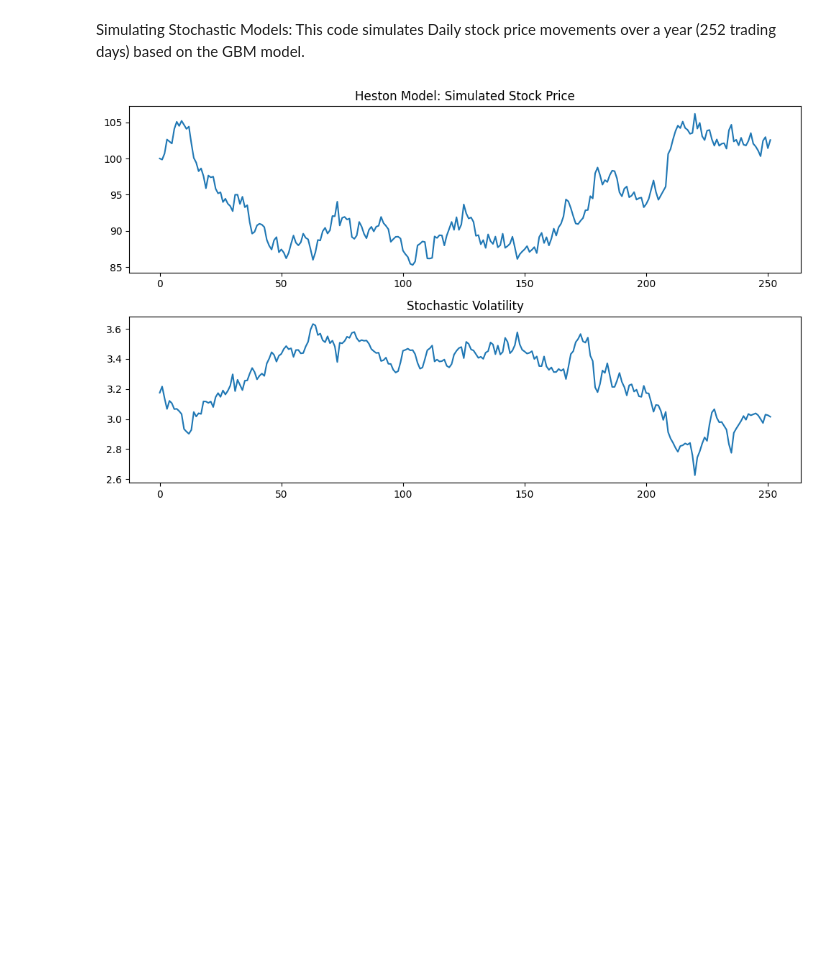
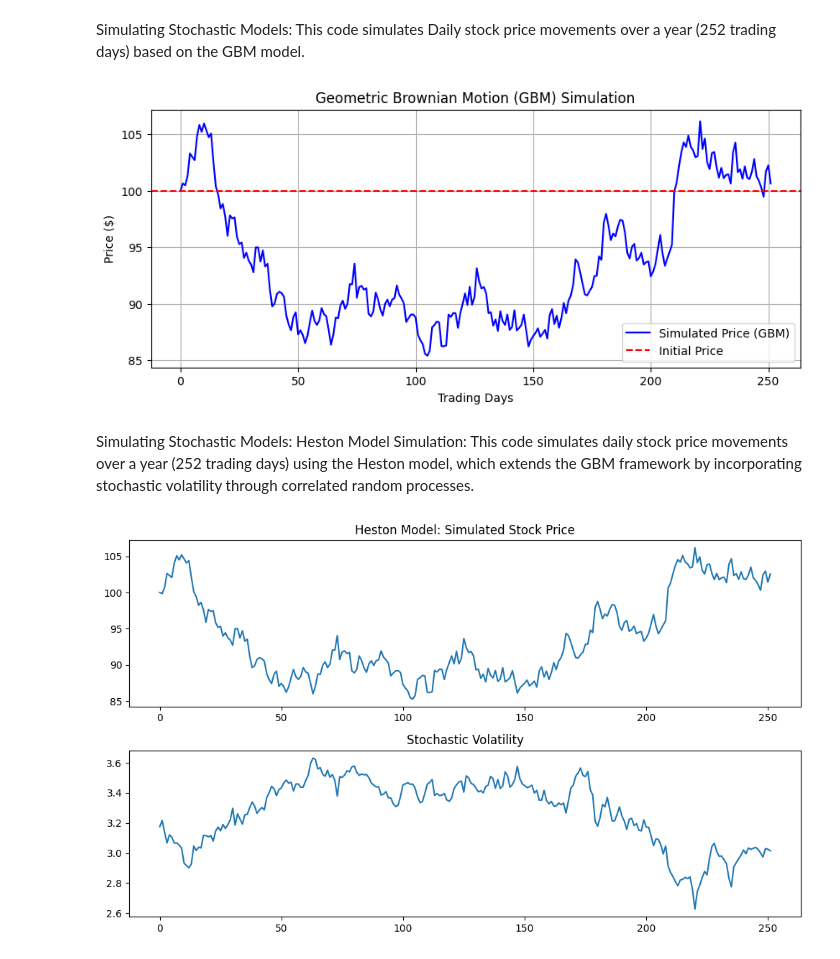
Before and after one commit to Vaibhavkkm/Financial-Market-Analysis, a Jupyter notebook: FinancialMarketAnalysis.ipynb, the cells around one changed output. Drawn from its saved outputs; the diff is of its cells as text; code cells hidden in the pictures; blank space fills up the shorter version.

Commit message:
Added Stochastic, Heston Model and ABM Simulation code

```diff
--- a/FinancialMarketAnalysis.ipynb
+++ b/FinancialMarketAnalysis.ipynb
@@ -1,6 +1,41 @@
 # %% [markdown]
 Simulating Stochastic Models:
 This code simulates Daily stock price movements over a year (252 trading days) based on the GBM model.
+# %%
+import numpy as np
+import matplotlib.pyplot as plt
+
+# Parameters
+initial_price = 100
+days = 252  # Trading days in a year
+mu = 0.05   # Annual drift (5%)
+sigma = 0.2  # Annual volatility (20%)
+dt = 1/days
+
+# GBM Simulation
+np.random.seed(42)
+price = np.zeros(days)
+price[0] = initial_price
+for t in range(1, days):
+    drift = (mu - 0.5 * sigma**2) * dt
+    shock = sigma * np.random.normal(0, np.sqrt(dt))
+    price[t] = price[t-1] * np.exp(drift + shock)
+
+# Plot
+plt.figure(figsize=(10, 4))
+plt.plot(price, color='blue', label='Simulated Price (GBM)')
+plt.axhline(initial_price, linestyle='--', color='red', label='Initial Price')
+plt.xlabel('Trading Days')
+plt.ylabel('Price ($)')
+plt.title('Geometric Brownian Motion (GBM) Simulation')
+plt.legend()
+plt.grid(True)
+plt.show()
+# %% [output]
+[figure, added]
+# %% [markdown]
+Simulating Stochastic Models: Heston Model Simulation:
+This code simulates daily stock price movements over a year (252 trading days) using the Heston model, which extends the GBM framework by incorporating stochastic volatility through correlated random processes.
 # %%
 import numpy as np
 import matplotlib.pyplot as plt
```
Also changed, not shown: parts of 2 cells of this notebook.
